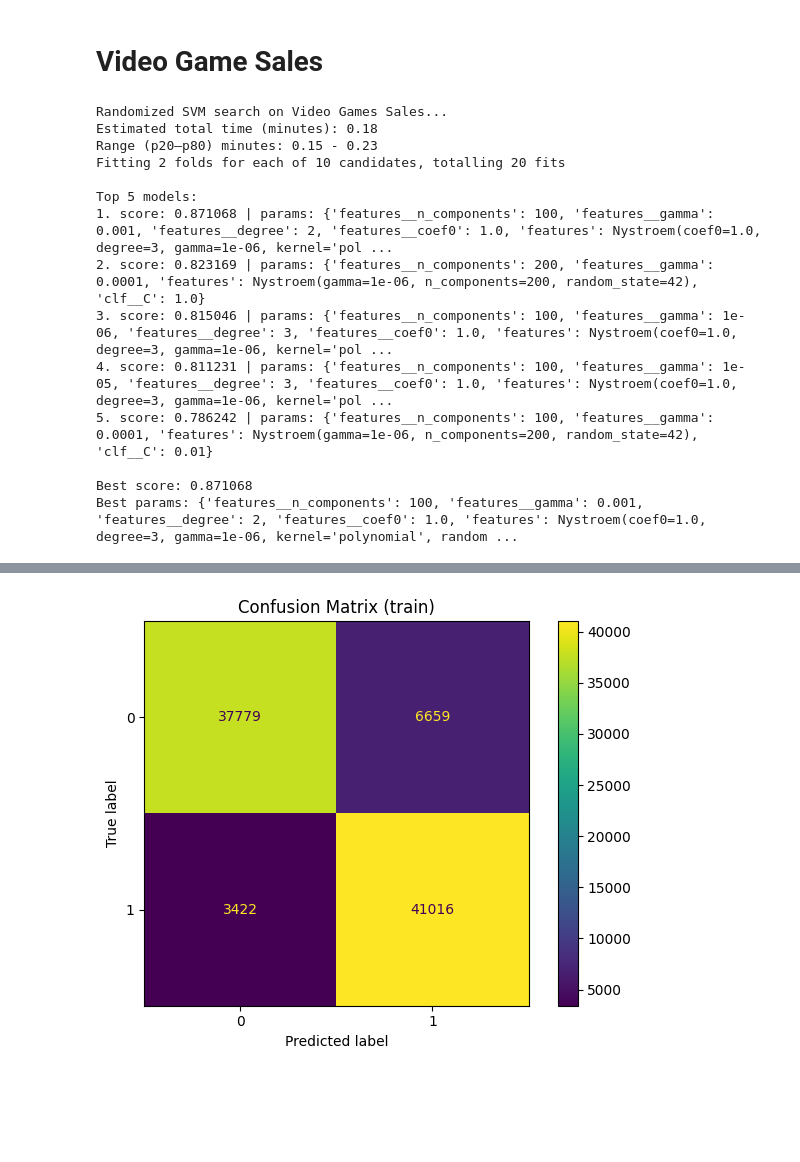
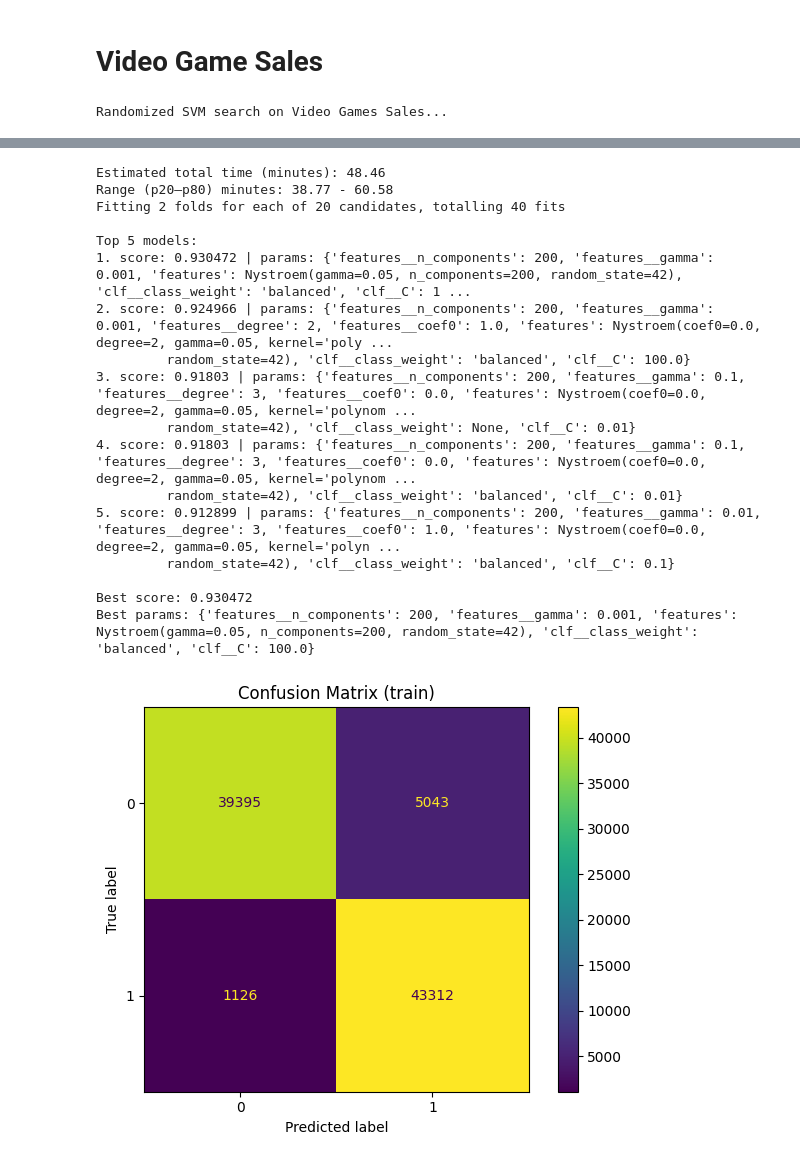
Before and after one commit to cdc18b/dx799capstoneO1, a Jupyter notebook: week5dx799.ipynb, the cells around one changed output, grey strips where cells are left out. Drawn from its saved outputs; the diff is of its cells as text; code cells hidden in the pictures; blank space fills up the shorter version.

```diff
--- a/week5dx799.ipynb
+++ b/week5dx799.ipynb
@@ -480,7 +480,7 @@ sales sample: (55792, 23)
 # %%
 def prepare_all(
     steam, olist, sales,
-    top_k_tags=50, max_total_features=200,
+    top_k_tags=150, max_total_features=400,
     test_size=0.2, random_state=42,
     balance_method="auto",        # "auto", "oversample", "undersample", "none"
     min_class_ratio=0.7           # balance if minority/majority < this
@@ -701,10 +701,6 @@ def prepare_all(
         o["target_olist"] = pd.Series(np.nan, index=o.index)
         o = o[o["target_olist"].notna()].copy()
 
-    # Remove any leftover price column
-    if "price" in o.columns:
-        o = o.drop(columns=["price"])
-
     # Remove any leftover review_score_mean column
     if "review_score_mean" in o.columns:
         o = o.drop(columns=["review_score_mean"])
@@ -965,6 +961,9 @@ X_test_sales_scaled = pd.DataFrame(
     index=X_test_sales.index
 )
 # %%
+from sklearn.model_selection import StratifiedKFold
+
+
 def randomized_svm_search(
     X_train,
     y_train,
@@ -983,12 +982,12 @@ def randomized_svm_search(
     pipe = Pipeline([
         ("scale", StandardScaler()),
         ("features", "passthrough"),
-        ("clf", LinearSVC(dual=False))
+        ("clf", LinearSVC(dual=False, max_iter=5000, random_state=random_state))
     ])
 
     # search space
-    C_list = [0.01, 0.1, 1.0, 10.0, 100.0]
-    gamma_list = [0.000001, 0.00001, 0.0001, 0.001, 0.01]
+    C_list = [0.001, 0.01, 0.1, 1.0, 10.0, 100.0, 1000.0]
+    gamma_list = [0.000001, 0.00001, 0.0001, 0.001, 0.01, 0.05, 0.1]
     degree_list = [2, 3]
     coef0_list = [0.0, 1.0]
     n_components_list = [100, 200]
@@ -999,7 +998,8 @@ def randomized_svm_search(
             "features": [Nystroem(kernel="rbf", random_state=random_state)],
             "features__gamma": gamma_list,
             "features__n_components": n_components_list,
-            "clf__C": C_list
+            "clf__C": C_list,
+            "clf__class_weight": [None, "balanced"]
         },
         {
             "features": [Nystroem(kernel="polynomial", random_state=random_state)],
@@ -1007,7 +1007,9 @@ def randomized_svm_search(
             "features__degree": degree_list,
             "features__coef0": coef0_list,
             "features__n_components": n_components_list,
-            "clf__C": C_list
+            "clf__C": C_list,
+            "clf__class_weight": [None, "balanced"]
+
         }
     ]
 
@@ -1066,7 +1068,7 @@ def randomized_svm_search(
             ("clf", LinearSVC(dual=False, C=1.0))
         ])
 
-        kf = KFold(n_splits=2, shuffle=True, random_state=0)
+        kf = StratifiedKFold(n_splits=2, shuffle=True, random_state=0)
 
         t0 = time.time()
         _ = cross_val_score(probe, X1, y1, cv=kf, n_jobs=1)
@@ -1096,7 +1098,7 @@ def randomized_svm_search(
         param_distributions=param_distributions,
         n_iter=n_iter,
         scoring=scoring,
-        cv=cv,
+        cv=StratifiedKFold(n_splits=cv, shuffle=True, random_state=random_state),
         n_jobs=n_jobs,
         random_state=random_state,
         refit=True,
@@ -1185,25 +1213,12 @@ Best params: {'features__n_components': 200, 'features__gamma': 0.0001, 'feature
 # Randomized search SVM on Video Games Sales
 print("\nRandomized SVM search on Video Games Sales...")
 best_sales_model = randomized_svm_search(
-    X_train_sales_scaled, y_train_sales,
-    scoring="accuracy",
-    cv=3,
+    X_train_sales, y_train_sales,
+    scoring="f1_macro",
+    cv=2,
     n_jobs=10,
     n_iter=20,
     random_state=random_state
 )
 # %% [output]
 Randomized SVM search on Video Games Sales...
-Estimated total time (minutes): 0.18
-Range (p20–p80) minutes: 0.15 - 0.23
-Fitting 2 folds for each of 10 candidates, totalling 20 fits
-
-Top 5 models:
-1. score: 0.871068 | params: {'features__n_components': 100, 'features__gamma': 0.001, 'features__degree': 2, 'features__coef0': 1.0, 'features': Nystroem(coef0=1.0, degree=3, gamma=1e-06, kernel='pol ...
-2. score: 0.823169 | params: {'features__n_components': 200, 'features__gamma': 0.0001, 'features': Nystroem(gamma=1e-06, n_components=200, random_state=42), 'clf__C': 1.0}
-3. score: 0.815046 | params: {'features__n_components': 100, 'features__gamma': 1e-06, 'features__degree': 3, 'features__coef0': 1.0, 'features': Nystroem(coef0=1.0, degree=3, gamma=1e-06, kernel='pol ...
-4. score: 0.811231 | params: {'features__n_components': 100, 'features__gamma': 1e-05, 'features__degree': 3, 'features__coef0': 1.0, 'features': Nystroem(coef0=1.0, degree=3, gamma=1e-06, kernel='pol ...
-5. score: 0.786242 | params: {'features__n_components': 100, 'features__gamma': 0.0001, 'features': Nystroem(gamma=1e-06, n_components=200, random_state=42), 'clf__C': 0.01}
-
-Best score: 0.871068
-Best params: {'features__n_components': 100, 'features__gamma': 0.001, 'features__degree': 2, 'features__coef0': 1.0, 'features': Nystroem(coef0=1.0, degree=3, gamma=1e-06, kernel='polynomial', random ...
@@ -1210 +1235,18 @@ Best params: {'features__n_components': 100, 'features__gamma': 0.001, 'features
+Estimated total time (minutes): 48.46
+Range (p20–p80) minutes: 38.77 - 60.58
+Fitting 2 folds for each of 20 candidates, totalling 40 fits
+
+Top 5 models:
+1. score: 0.930472 | params: {'features__n_components': 200, 'features__gamma': 0.001, 'features': Nystroem(gamma=0.05, n_components=200, random_state=42), 'clf__class_weight': 'balanced', 'clf__C': 1 ...
+2. score: 0.924966 | params: {'features__n_components': 200, 'features__gamma': 0.001, 'features__degree': 2, 'features__coef0': 1.0, 'features': Nystroem(coef0=0.0, degree=2, gamma=0.05, kernel='poly ...
+         random_state=42), 'clf__class_weight': 'balanced', 'clf__C': 100.0}
+3. score: 0.91803 | params: {'features__n_components': 200, 'features__gamma': 0.1, 'features__degree': 3, 'features__coef0': 0.0, 'features': Nystroem(coef0=0.0, degree=2, gamma=0.05, kernel='polynom ...
+         random_state=42), 'clf__class_weight': None, 'clf__C': 0.01}
+4. score: 0.91803 | params: {'features__n_components': 200, 'features__gamma': 0.1, 'features__degree': 3, 'features__coef0': 0.0, 'features': Nystroem(coef0=0.0, degree=2, gamma=0.05, kernel='polynom ...
+         random_state=42), 'clf__class_weight': 'balanced', 'clf__C': 0.01}
+5. score: 0.912899 | params: {'features__n_components': 200, 'features__gamma': 0.01, 'features__degree': 3, 'features__coef0': 1.0, 'features': Nystroem(coef0=0.0, degree=2, gamma=0.05, kernel='polyn ...
+         random_state=42), 'clf__class_weight': 'balanced', 'clf__C': 0.1}
+
+Best score: 0.930472
+Best params: {'features__n_components': 200, 'features__gamma': 0.001, 'features': Nystroem(gamma=0.05, n_components=200, random_state=42), 'clf__class_weight': 'balanced', 'clf__C': 100.0}
-[figure, old version]
+[figure, new version]
```
Also changed, not shown: parts of 5 cells of this notebook.
